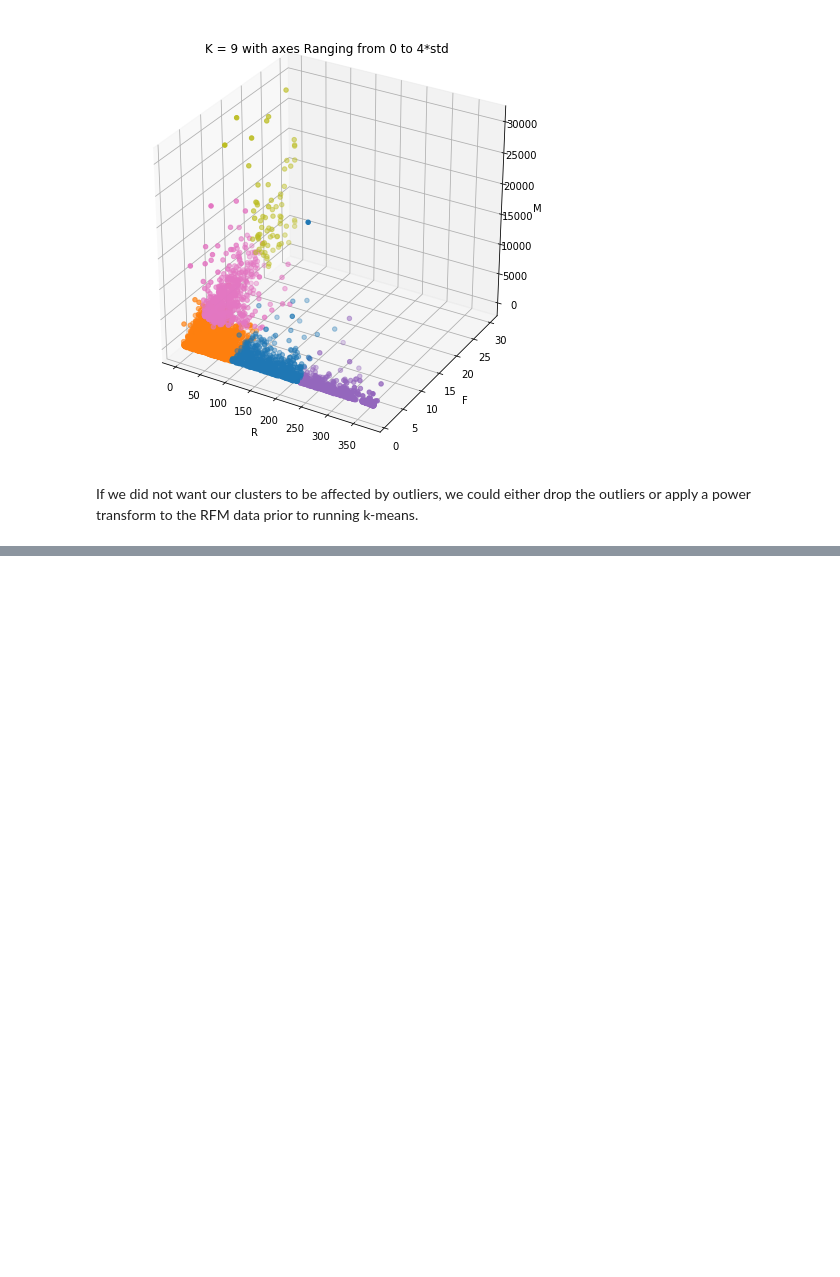
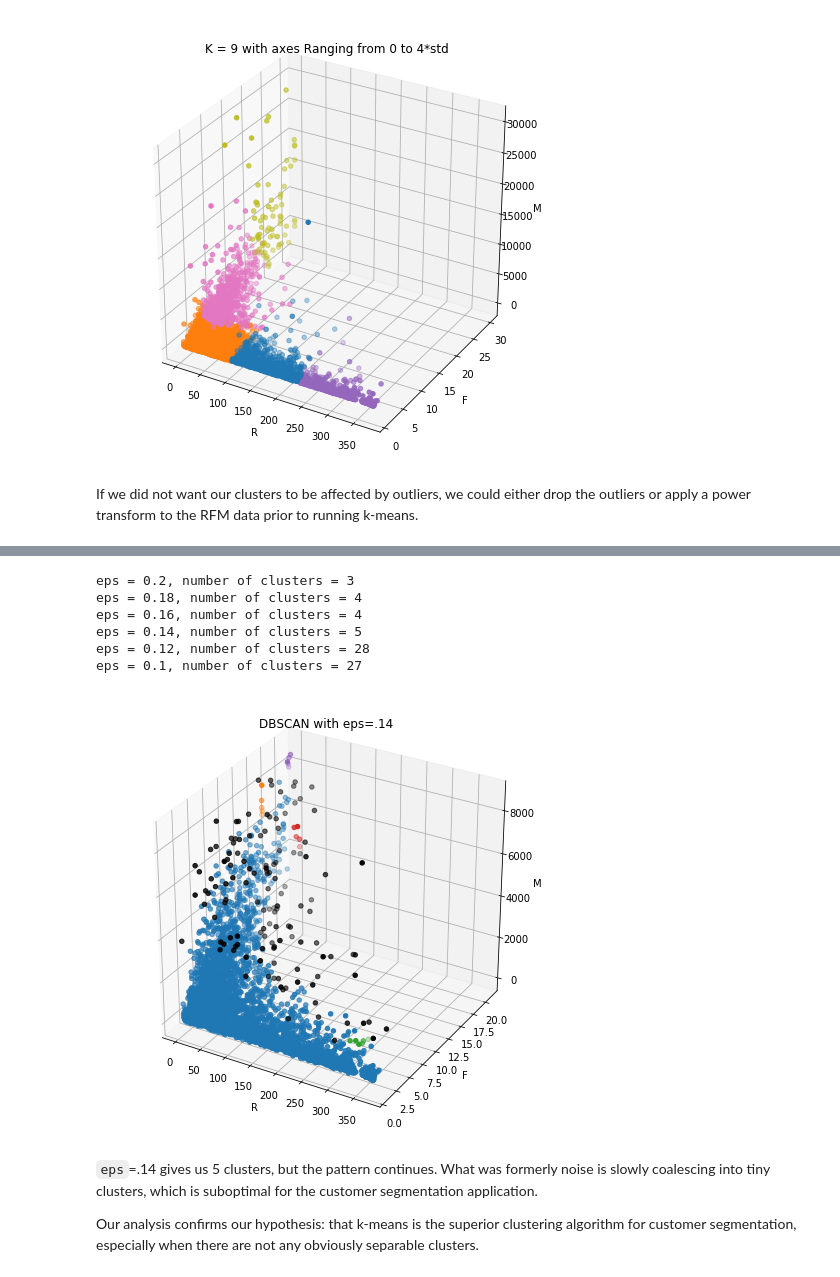
Before and after one commit to hriely/Unsupervised-learning-capstone, a Jupyter notebook: Customer Segmentation Via RFM and Clustering.ipynb, the cells around one changed output, grey strips where cells are left out. Saved outputs shown, nothing was run; the diff lists cells and outputs as text; code cells hidden in the pictures; blank space fills up the shorter version.

```diff
--- a/Customer Segmentation Via RFM and Clustering.ipynb
+++ b/Customer Segmentation Via RFM and Clustering.ipynb
@@ -347,0 +443,23 @@ If we did not want our clusters to be affected by outliers, we could either drop
+# %%
+for i in range(18,10,-2):
+    db_clusterings_by_eps[i/100]=(DBSCAN(eps=i/100).fit_predict(X))
+
+for eps in [.2,.18,.16,.14,.12,.1]:
+    print('eps = {}, number of clusters = {}'.format(eps,len(np.unique(db_clusterings_by_eps[eps]))-1))
+# %% [output]
+eps = 0.2, number of clusters = 3
+eps = 0.18, number of clusters = 4
+eps = 0.16, number of clusters = 4
+eps = 0.14, number of clusters = 5
+eps = 0.12, number of clusters = 28
+eps = 0.1, number of clusters = 27
+# %%
+ax = plot_db_clusters(RFM, db_clusterings_by_eps[.14])
+ax.set_title('DBSCAN with eps=.14')
+plt.show()
+# %% [output]
+[figure, added]
+# %% [markdown]
+`eps`=.14 gives us 5 clusters, but the pattern continues. What was formerly noise is slowly coalescing into tiny clusters, which is suboptimal for the customer segmentation application.
+
+Our analysis confirms our hypothesis: that k-means is the superior clustering algorithm for customer segmentation, especially when there are not any obviously separable clusters.
```
Also changed, not shown: parts of 14 cells of this notebook.
